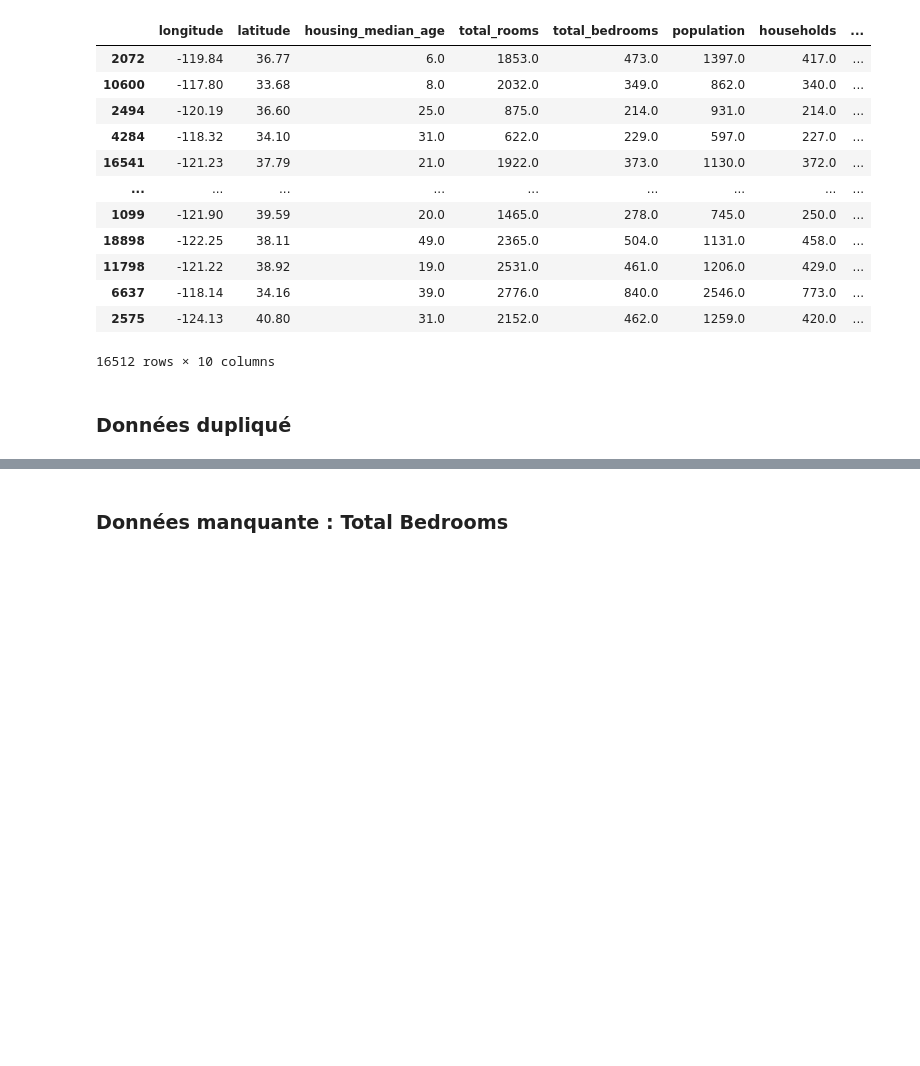
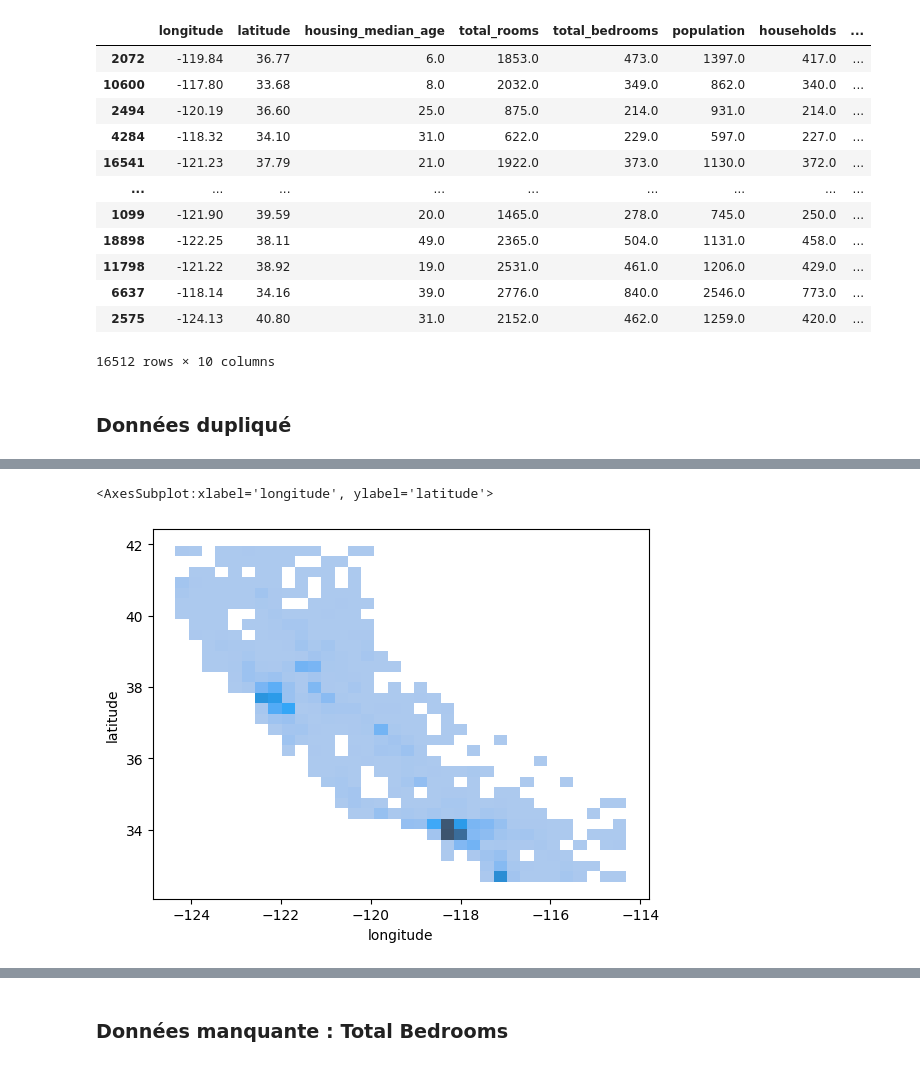
Before and after one commit to AliciaKairouani/Projet_immo, a Jupyter notebook: EDA.ipynb, the cells around one changed output, grey strips where cells are left out. Drawn from its saved outputs; the diff is of its cells as text; code cells hidden in the pictures; blank space fills up the shorter version.

```diff
--- a/EDA.ipynb
+++ b/EDA.ipynb
@@ -116,0 +126,5 @@ immo_df[immo_df.duplicated(subset=['longitude','latitude'])]
+# %%
+sns.histplot(x=immo_df["longitude"], y=immo_df['latitude'] )
+# %% [output]
+<AxesSubplot:xlabel='longitude', ylabel='latitude'>
+[figure, added]
```
Also changed, not shown: parts of 28 cells of this notebook.
